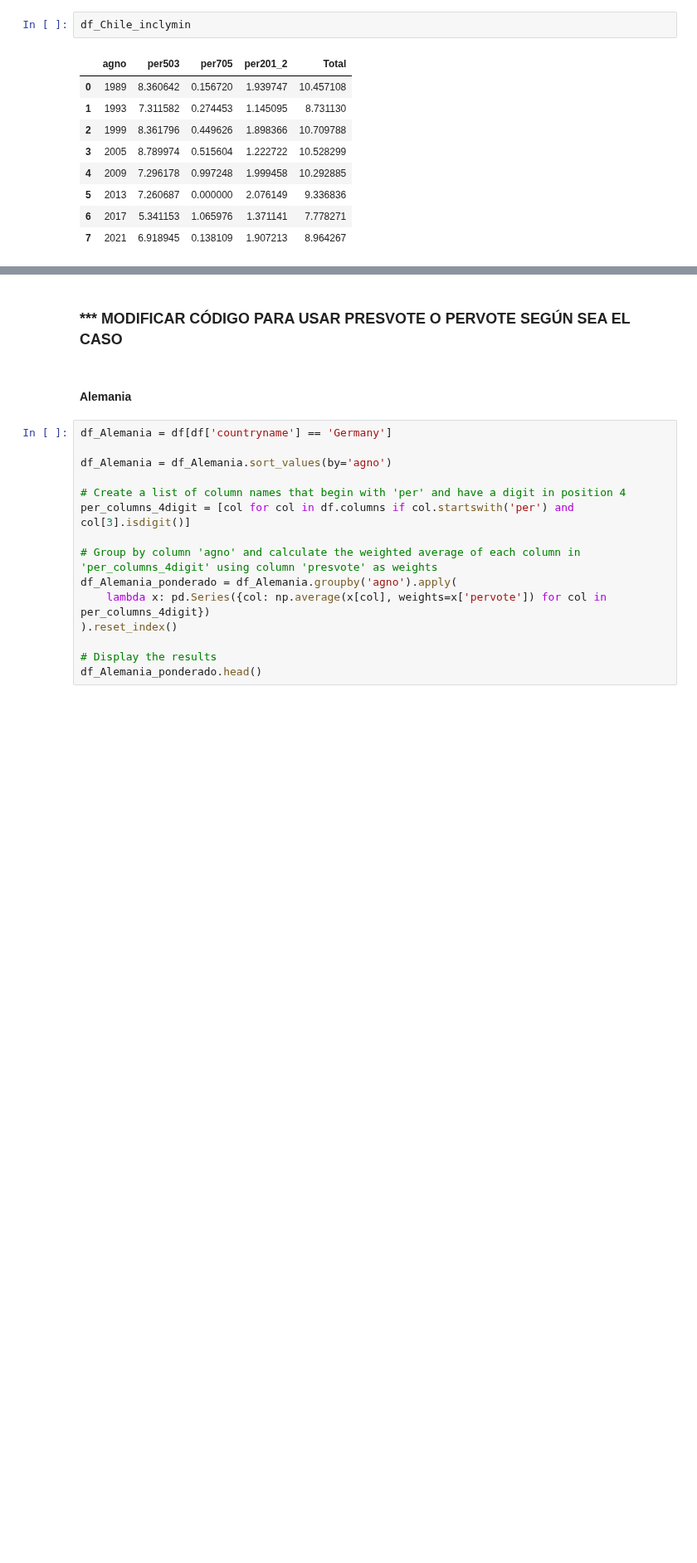
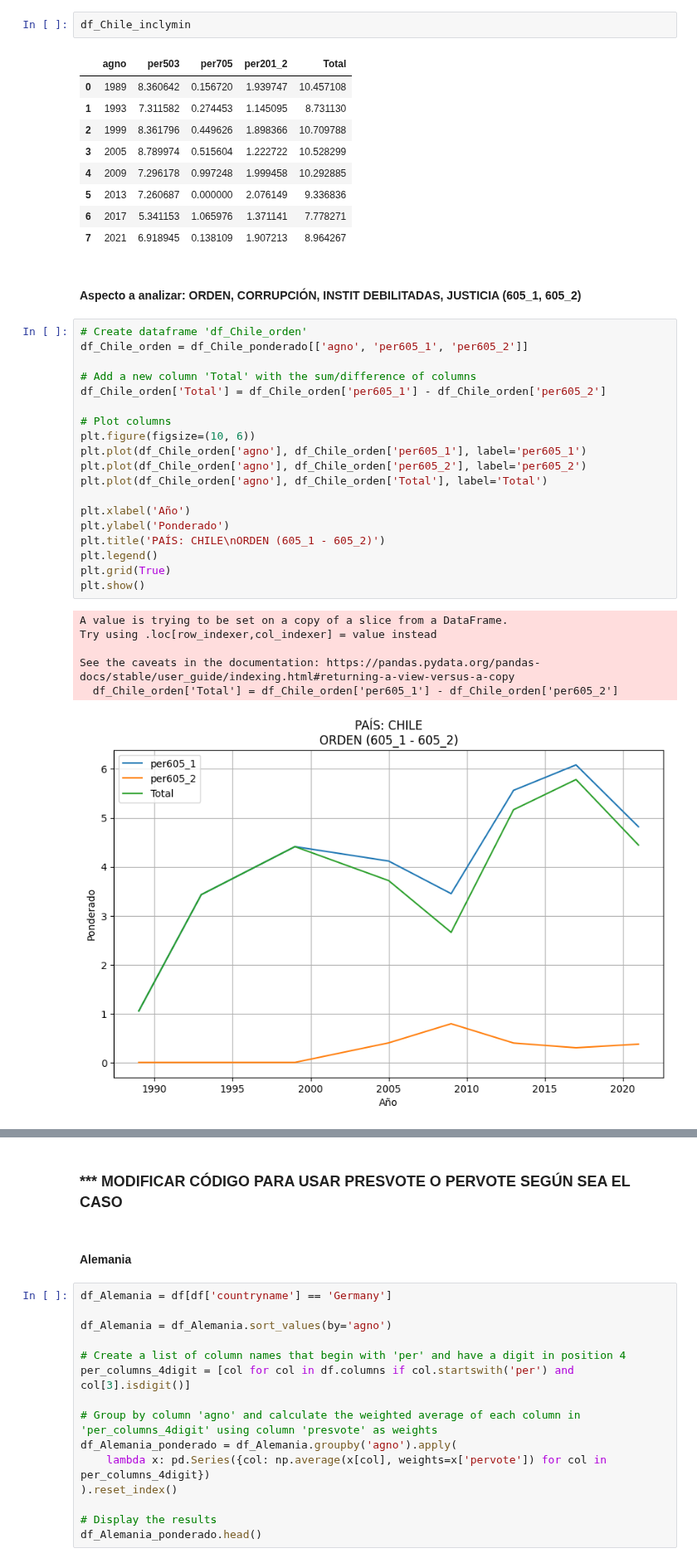
Before and after one commit to MatiasBunsterRaby/Capstone_git, a Jupyter notebook: notebooks/Pruebas_Chile.ipynb, the cells around one changed output, grey strips where cells are left out. Shown at 83% size. Saved outputs shown, nothing was run; the diff lists cells and outputs as text; blank space fills up the shorter version.

```diff
--- a/notebooks/Pruebas_Chile.ipynb
+++ b/notebooks/Pruebas_Chile.ipynb
@@ -121,3 +121,31 @@ df_Chile_inclymin
 | 5 | 2013 | 7.260687 | 0.000000 | 2.076149 | 9.336836 |
 | 6 | 2017 | 5.341153 | 1.065976 | 1.371141 | 7.778271 |
 | 7 | 2021 | 6.918945 | 0.138109 | 1.907213 | 8.964267 |
+# %% [markdown]
+#### Aspecto a analizar: ORDEN, CORRUPCIÓN, INSTIT DEBILITADAS, JUSTICIA (605_1, 605_2)
+# %%
+# Create dataframe 'df_Chile_orden'
+df_Chile_orden = df_Chile_ponderado[['agno', 'per605_1', 'per605_2']]
+
+# Add a new column 'Total' with the sum/difference of columns
+df_Chile_orden['Total'] = df_Chile_orden['per605_1'] - df_Chile_orden['per605_2']
+
+# Plot columns
+plt.figure(figsize=(10, 6))
+plt.plot(df_Chile_orden['agno'], df_Chile_orden['per605_1'], label='per605_1')
+plt.plot(df_Chile_orden['agno'], df_Chile_orden['per605_2'], label='per605_2')
+plt.plot(df_Chile_orden['agno'], df_Chile_orden['Total'], label='Total')
+
+plt.xlabel('Año')
+plt.ylabel('Ponderado')
+plt.title('PAÍS: CHILE\nORDEN (605_1 - 605_2)')
+plt.legend()
+plt.grid(True)
+plt.show()
+# %% [output]
+A value is trying to be set on a copy of a slice from a DataFrame.
+Try using .loc[row_indexer,col_indexer] = value instead
+
+See the caveats in the documentation: https://pandas.pydata.org/pandas-docs/stable/user_guide/indexing.html#returning-a-view-versus-a-copy
+  df_Chile_orden['Total'] = df_Chile_orden['per605_1'] - df_Chile_orden['per605_2']
+[figure, added]
```
Also changed, not shown: parts of 8 cells of this notebook, 1 other file.
